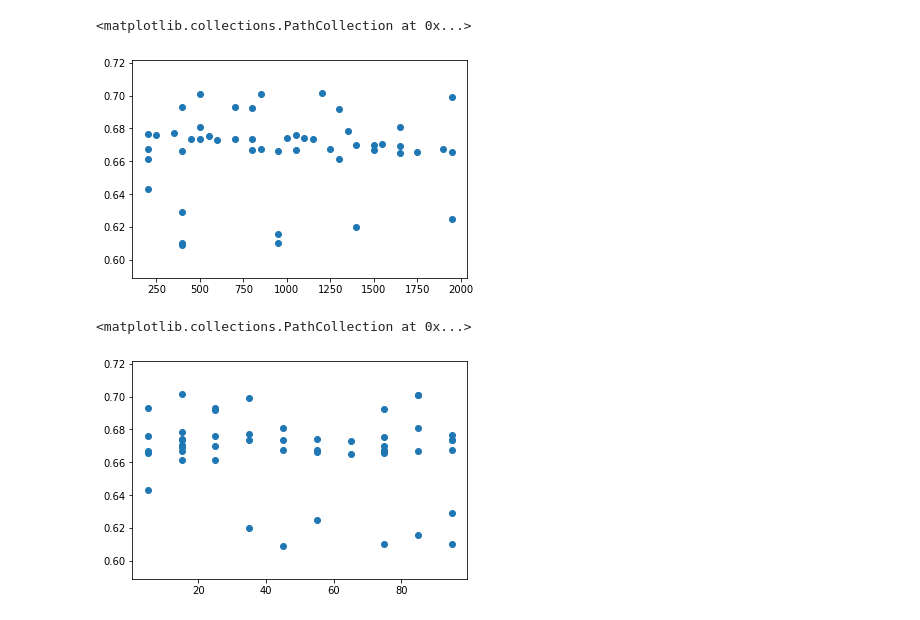
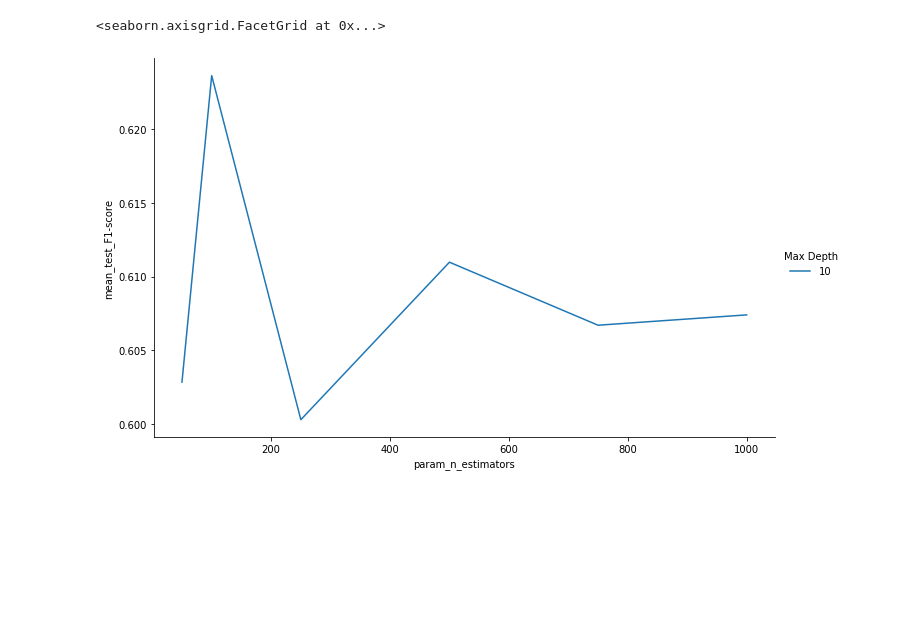
Before and after one commit to kartikey-vyas/GI-timeseries-classification, a Jupyter notebook: notebooks/9.0-kv-randomforest.ipynb, the cells around one changed output. Drawn from its saved outputs; the diff is of its cells as text; code cells hidden in the pictures; blank space fills up the shorter version.

```diff
--- a/notebooks/9.0-kv-randomforest.ipynb
+++ b/notebooks/9.0-kv-randomforest.ipynb
@@ -6,7 +6,7 @@ from sklearn.ensemble import RandomForestClassifier
 import matplotlib.pyplot as plt
 import seaborn as sns
 # %%
-grid = load('../models/rf_random_search_50_model.joblib')
+grid = load('../models/rf_gridsearch_CV_ach-at_6000_3_3_.joblib')
 # %%
 results = pd.DataFrame(grid.cv_results_)
 results.head()
@@ -23,15 +39,10 @@ top10 = results.sort_values('rank_test_score', ascending=True)
 # %%
 # qt_10 = results[results['param_max_features'] == 'log2']
-# fg = sns.FacetGrid(data = qt_10, hue='param_min_samples_split', aspect=1.61, height=6)
-# fg.map(plt.scatter, 'param_n_estimators', 'mean_test_score').add_legend(title='Min samples split')
+fg = sns.FacetGrid(data = results, hue='param_max_depth', aspect=1.61, height=6)
+fg.map(plt.plot, 'param_n_estimators', 'mean_test_F1-score').add_legend(title='Max Depth')
 # fg.set(xlabel='Inverse Regularisation Strength (C)', ylabel='Mean Score', title='Tuning the Logistic Regression Model (n_quantiles = 10)')
 
-plt.scatter(results['param_n_estimators'], results['mean_test_score'])
+# plt.scatter(results['param_n_estimators'], results['mean_test_F1-score'])
 # %% [output]
-<matplotlib.collections.PathCollection at 0x...>
+<seaborn.axisgrid.FacetGrid at 0x...>
-[figure, old version]
+[figure, new version]
-# %%
-plt.scatter(top10['param_max_depth'], top10['mean_test_score'])
-# %% [output]
-<matplotlib.collections.PathCollection at 0x...>
-[figure, removed]
```
Also changed, not shown: parts of 33 cells of this notebook, 6 other files.
